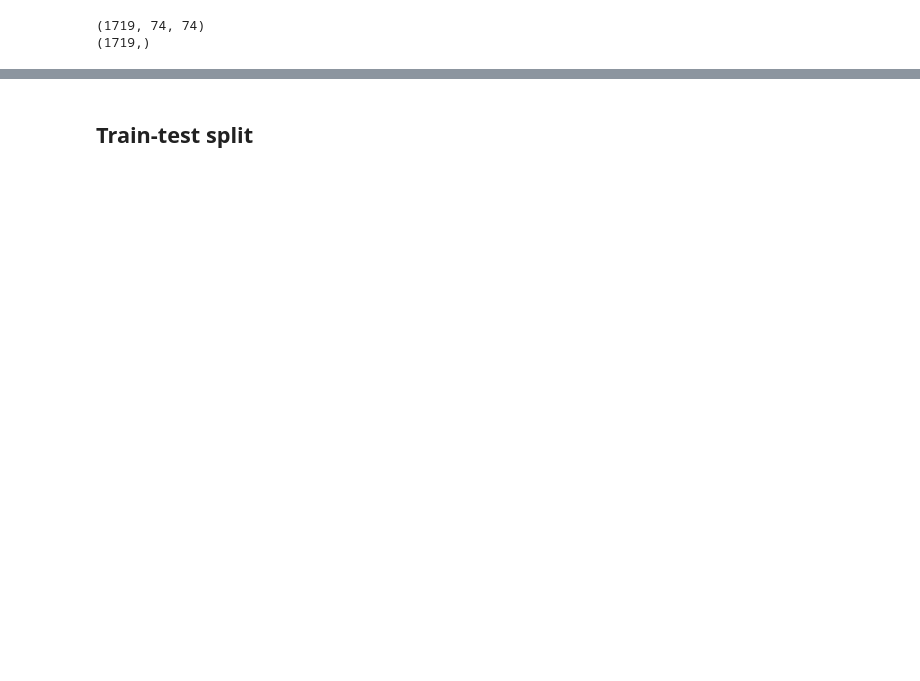
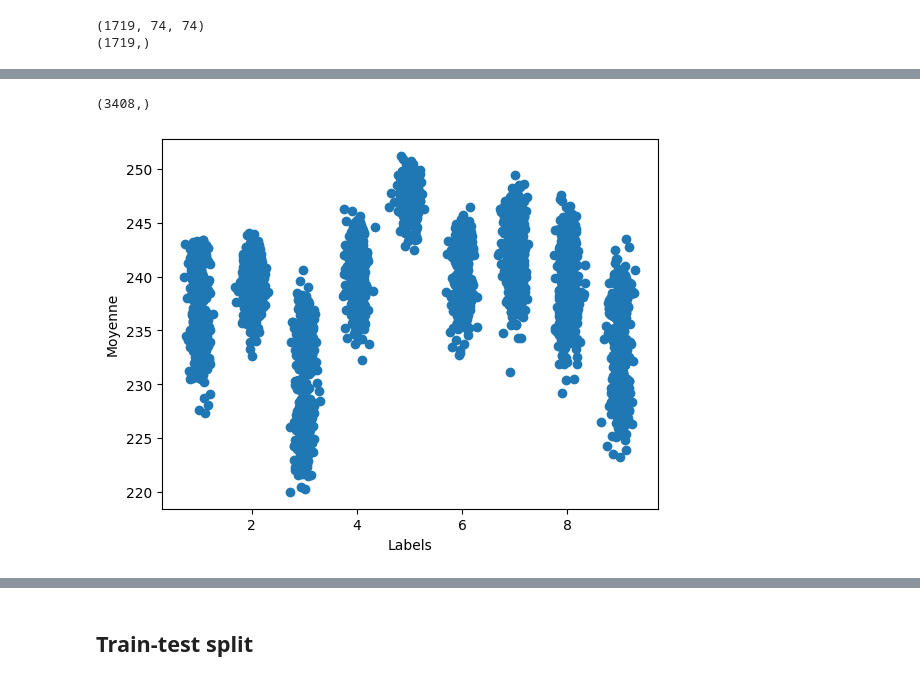
Before and after one commit to csdevignes/trec-coding, a Jupyter notebook: SymbolsTraining.ipynb, the cells around one changed output, grey strips where cells are left out. Saved outputs shown, nothing was run; the diff lists cells and outputs as text; code cells hidden in the pictures; blank space fills up the shorter version.

```diff
--- a/SymbolsTraining.ipynb
+++ b/SymbolsTraining.ipynb
@@ -61,4 +61,20 @@ print(full_da)
  [255 255 255 ... 255 255   9]]
+# %%
+# Plotting mean pixel intensity in function of label.
+mean_pix = full_da[:, :-1].mean(axis=1)
+print(mean_pix.shape)
+labels = full_da[:, -1]
+jitter = np.random.normal(0, 0.1, size=len(labels))
+plt.plot(labels + jitter, mean_pix, 'o')
+plt.xlabel('Labels')
+plt.ylabel('Moyenne')
+plt.show()
+# We can see that for some labels there are two groups of points
+# Suggest differences in the two sheets used for annotation
+# Maybe due to variation in scanning or writing intensity
+# %% [output]
+(3408,)
+[figure, added]
 # %%
 # Separation of images and labels
 full_da_split = np.split(full_da, [6232], axis = 1)
```
Also changed, not shown: parts of 26 cells of this notebook, 5 other files.
